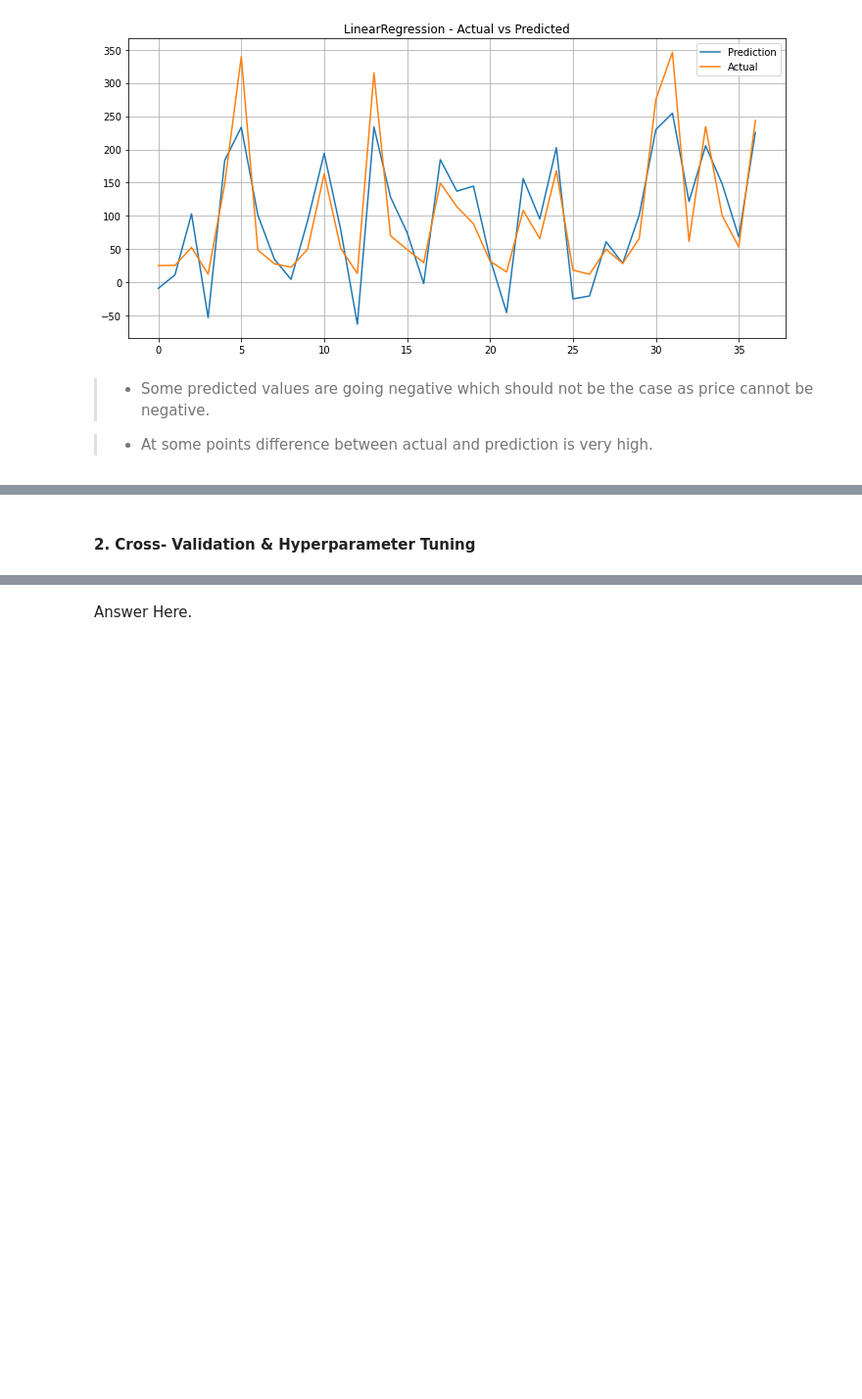
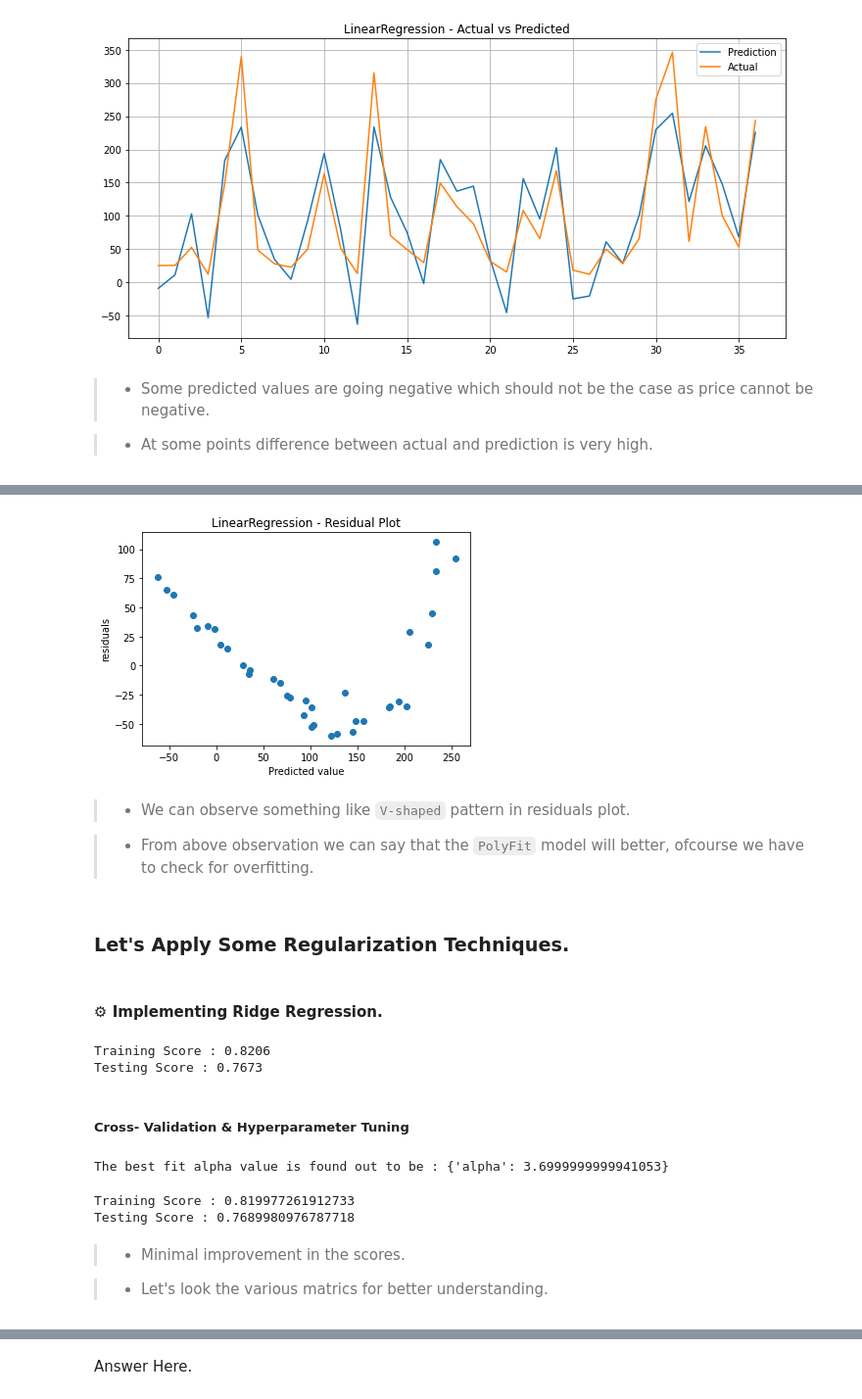
Before and after one commit to ashish-mali/Regression-Yes-Bank-Stock-Closing-Price-Prediction, a Jupyter notebook: Yes_Bank_Stock_Closing_Price_Prediction_Capstone_Project.ipynb, the cells around one changed output, grey strips where cells are left out. Shown at 98% size. Drawn from its saved outputs; the diff is of its cells as text; code cells hidden in the pictures; blank space fills up the shorter version.

Commit message:
Ridge implementation

```diff
--- a/Yes_Bank_Stock_Closing_Price_Prediction_Capstone_Project.ipynb
+++ b/Yes_Bank_Stock_Closing_Price_Prediction_Capstone_Project.ipynb
@@ -2310,8 +2342,55 @@ plot_actual_vs_pred(model = lr, model_name = 'LinearRegression')
+# %%
+# Checking for homoscedasticity - LinearRegression
+check_homoscedasticity(model = lr, model_name = 'LinearRegression')
+# %% [output]
+[figure, added]
+# %% [markdown]
+>* We can observe something like `V-shaped` pattern in residuals plot.
+
+>* From above observation we can say that the `PolyFit` model will better, ofcourse we have to check for overfitting.
+# %% [markdown]
+### <b>Let's Apply Some Regularization Techniques.</b>
+# %% [markdown]
+#### ⚙ Implementing Ridge Regression.
+# %%
+# Creating the instance for ridge implementation
+ridge = Ridge()
+
+# Fit the Algorithm
+ridge.fit(x_train, y_train)
+
+# Show the scores
+print(f'Training Score : {round(ridge.score(x_train,y_train), 4)}')
+print(f'Testing Score : {round(ridge.score(x_test,y_test), 4)}')
+# %% [output]
+Training Score : 0.8206
+Testing Score : 0.7673
 # %% [markdown]
-#### 2. Cross- Validation & Hyperparameter Tuning
+##### Cross- Validation & Hyperparameter Tuning
 # %%
-# ML Model - 1 Implementation with hyperparameter optimization techniques (i.e., GridSearch CV, RandomSearch CV, Bayesian Optimization etc.)
+# Ridge Implementation with hyperparameter optimization techniques (i.e., GridSearch CV, RandomSearch CV, Bayesian Optimization etc.)
+ridge = Ridge()
+parameters = {'alpha': np.arange(-100,100,0.1)}
+ridge_regressor = GridSearchCV(ridge, parameters, scoring='r2', cv=tscv)
 
 # Fit the Algorithm
-
-# Predict on the model
+ridge_regressor.fit(x_train, y_train)
+print("The best fit alpha value is found out to be :" ,ridge_regressor.best_params_)
+# %% [output]
+The best fit alpha value is found out to be : {'alpha': 3.6999999999941053}
+# %%
+# Implementing ridge again with best alpha value which is found by the GridSearch CV
+ridge = Ridge( 3.6999999999941053)
+
+# Fit the Algorithm
+ridge.fit(x_train, y_train)
+
+print(f'Training Score : {ridge.score(x_train,y_train)}')
+print(f'Testing Score : {ridge.score(x_test,y_test)}')
+# %% [output]
+Training Score : 0.819977261912733
+Testing Score : 0.7689980976787718
+# %% [markdown]
+>* Minimal improvement in the scores.
+
+>* Let's look the various matrics for better understanding.
```
Also changed, not shown: parts of 21 cells of this notebook.
